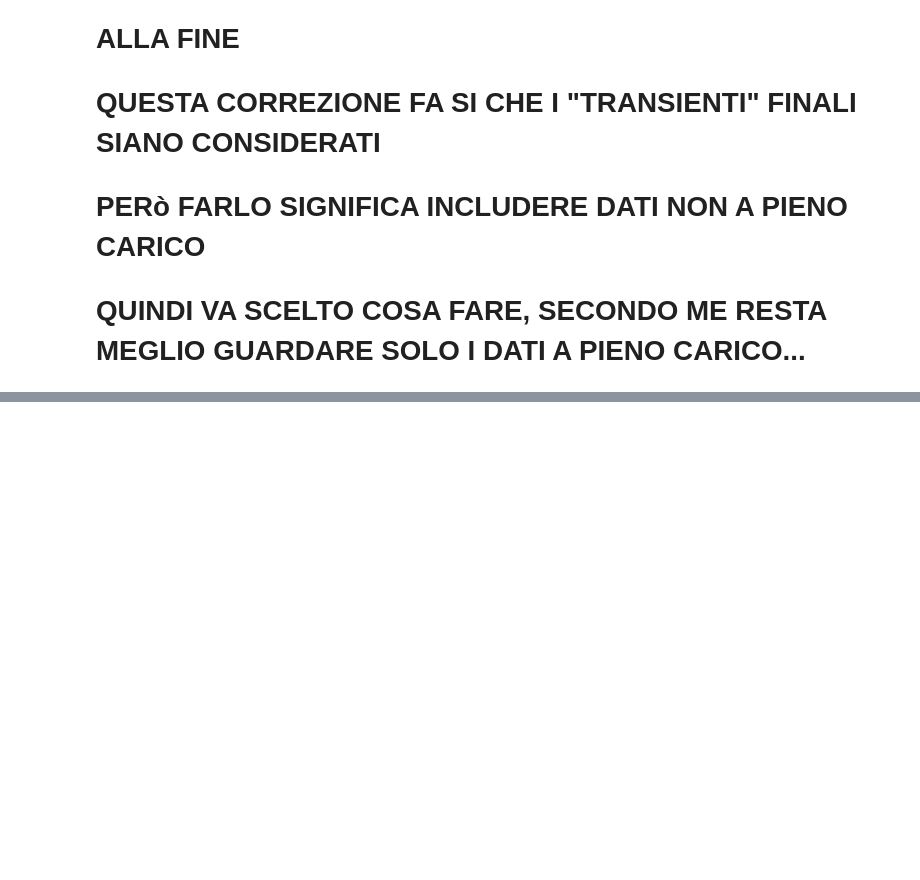
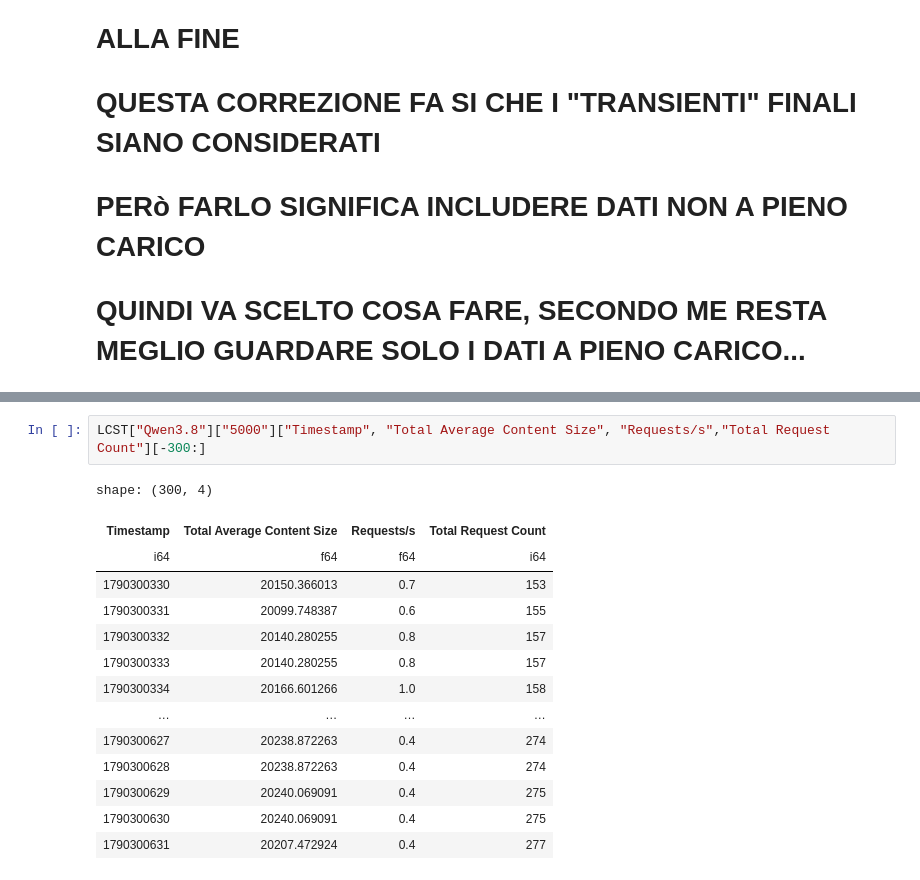
Before and after one commit to Francesco101/locust-LLM, a Jupyter notebook: 04-llm-inference-copy/tok-var-results/tok-var-analisi.ipynb, the cells around one changed output, grey strips where cells are left out. Drawn from its saved outputs; the diff is of its cells as text; blank space fills up the shorter version.

```diff
--- a/04-llm-inference-copy/tok-var-results/tok-var-analisi.ipynb
+++ b/04-llm-inference-copy/tok-var-results/tok-var-analisi.ipynb
@@ -304,0 +346,17 @@ ColumnNotFoundError: "Timestamp-us" not found
+# %%
+LCST["Qwen3.8"]["5000"]["Timestamp", "Total Average Content Size", "Requests/s","Total Request Count"][-300:]
+# %% [output]
+shape: (300, 4)
+| Timestamp | Total Average Content Size | Requests/s | Total Request Count |
+| i64 | f64 | f64 | i64 |
+| 1790300330 | 20150.366013 | 0.7 | 153 |
+| 1790300331 | 20099.748387 | 0.6 | 155 |
+| 1790300332 | 20140.280255 | 0.8 | 157 |
+| 1790300333 | 20140.280255 | 0.8 | 157 |
+| 1790300334 | 20166.601266 | 1.0 | 158 |
+| … | … | … | … |
+| 1790300627 | 20238.872263 | 0.4 | 274 |
+| 1790300628 | 20238.872263 | 0.4 | 274 |
+| 1790300629 | 20240.069091 | 0.4 | 275 |
+| 1790300630 | 20240.069091 | 0.4 | 275 |
+| 1790300631 | 20207.472924 | 0.4 | 277 |
```
Also changed, not shown: parts of 6 cells of this notebook, 1 other file.
